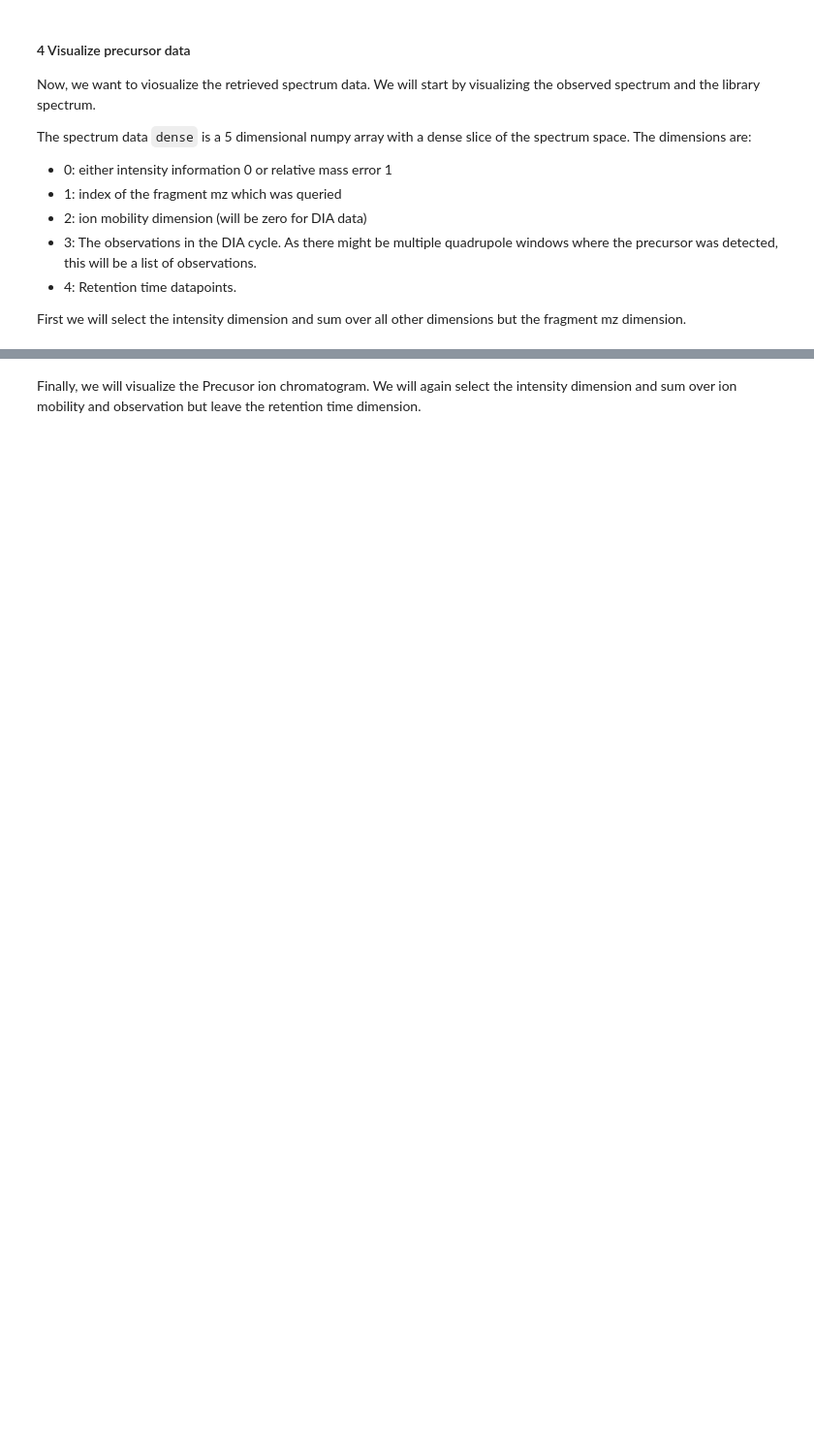
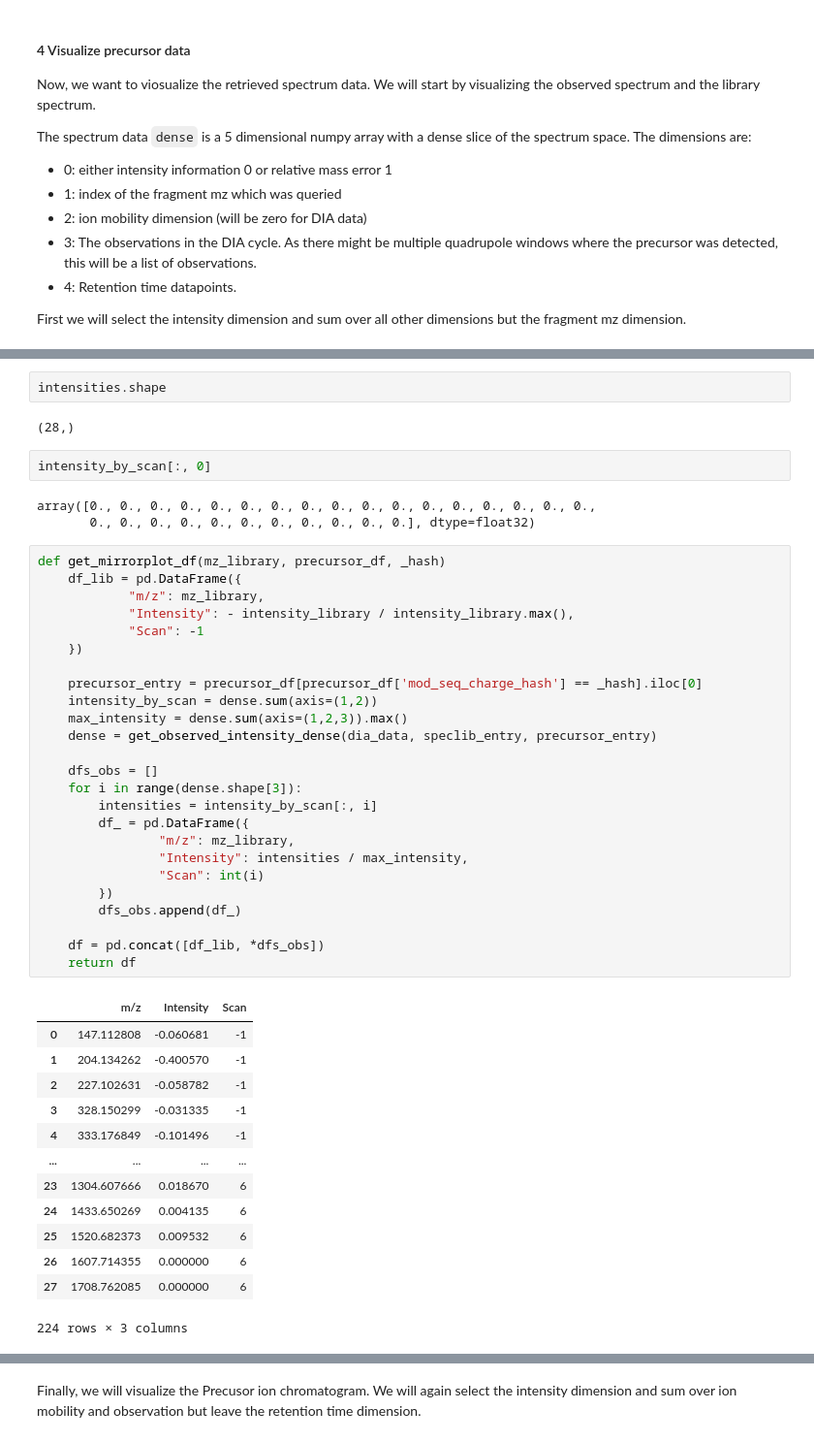
Before and after one commit to GeorgWa/alphadia-validate, a Jupyter notebook: notebooks/investigate_mirrorplot.ipynb, the cells around one changed output, grey strips where cells are left out. Shown: that part at 97% size. Drawn from its saved outputs; the diff is of its cells as text; blank space fills up the shorter version.

Commit message:
mirrorplot

```diff
--- a/notebooks/investigate_mirrorplot.ipynb
+++ b/notebooks/investigate_mirrorplot.ipynb
@@ -239,0 +187,48 @@ First we will select the intensity dimension and sum over all other dimensions b
+# %%
+intensities.shape
+# %% [output]
+(28,)
+# %%
+intensity_by_scan[:, 0]
+# %% [output]
+array([0., 0., 0., 0., 0., 0., 0., 0., 0., 0., 0., 0., 0., 0., 0., 0., 0.,
+       0., 0., 0., 0., 0., 0., 0., 0., 0., 0., 0.], dtype=float32)
+# %%
+def get_mirrorplot_df(mz_library, precursor_df, _hash)
+    df_lib = pd.DataFrame({
+            "m/z": mz_library,
+            "Intensity": - intensity_library / intensity_library.max(),
+            "Scan": -1
+    })
+
+    precursor_entry = precursor_df[precursor_df['mod_seq_charge_hash'] == _hash].iloc[0]
+    intensity_by_scan = dense.sum(axis=(1,2))
+    max_intensity = dense.sum(axis=(1,2,3)).max()
+    dense = get_observed_intensity_dense(dia_data, speclib_entry, precursor_entry)
+
+    dfs_obs = []
+    for i in range(dense.shape[3]):
+        intensities = intensity_by_scan[:, i]
+        df_ = pd.DataFrame({
+                "m/z": mz_library,
+                "Intensity": intensities / max_intensity,
+                "Scan": int(i)
+        })
+        dfs_obs.append(df_)
+
+    df = pd.concat([df_lib, *dfs_obs])
+    return df
+# %% [output]
+|  | m/z | Intensity | Scan |
+| 0 | 147.112808 | -0.060681 | -1 |
+| 1 | 204.134262 | -0.400570 | -1 |
+| 2 | 227.102631 | -0.058782 | -1 |
+| 3 | 328.150299 | -0.031335 | -1 |
+| 4 | 333.176849 | -0.101496 | -1 |
+| ... | ... | ... | ... |
+| 23 | 1304.607666 | 0.018670 | 6 |
+| 24 | 1433.650269 | 0.004135 | 6 |
+| 25 | 1520.682373 | 0.009532 | 6 |
+| 26 | 1607.714355 | 0.000000 | 6 |
+| 27 | 1708.762085 | 0.000000 | 6 |
+224 rows × 3 columns
```
Also changed, not shown: parts of 10 cells of this notebook.
